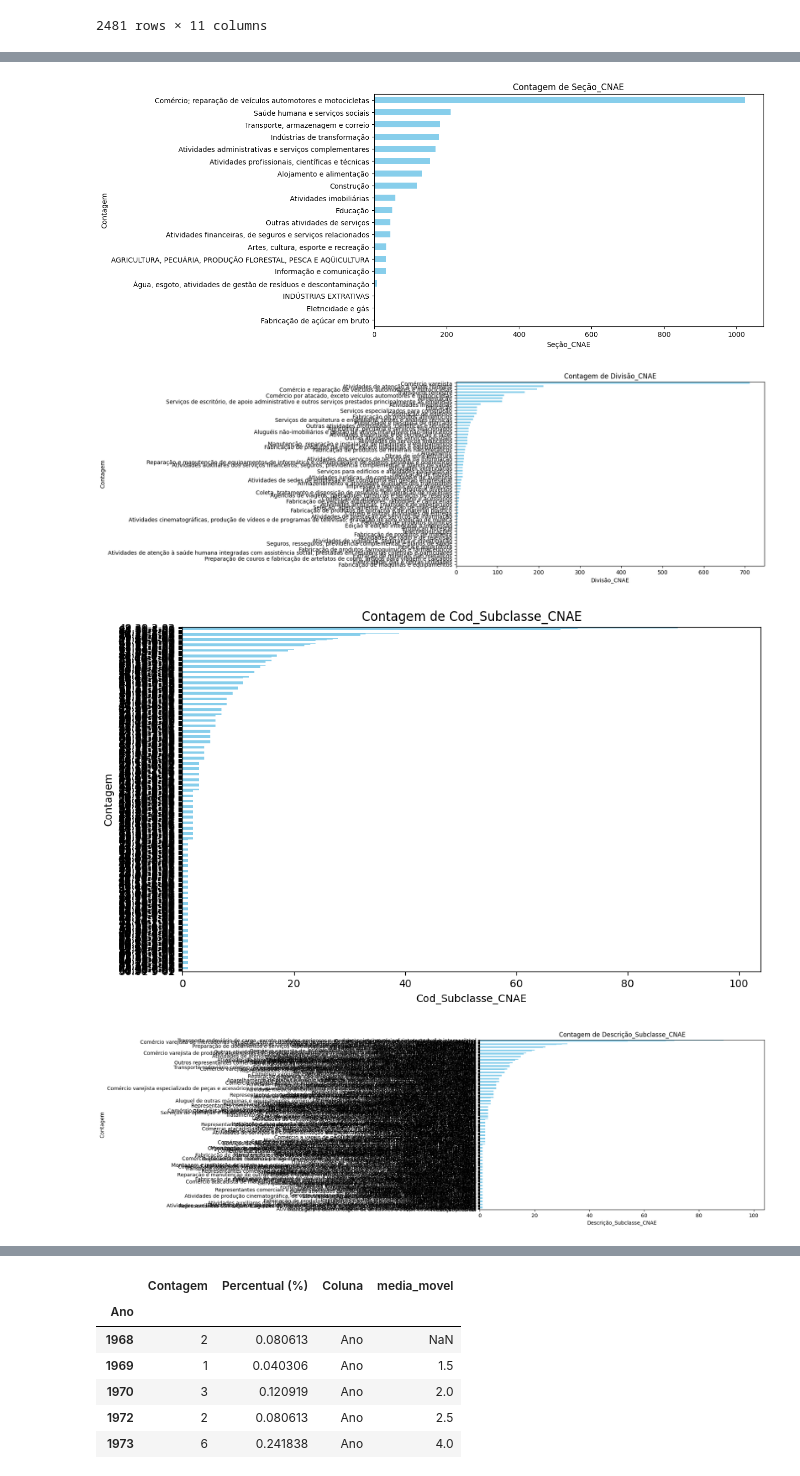
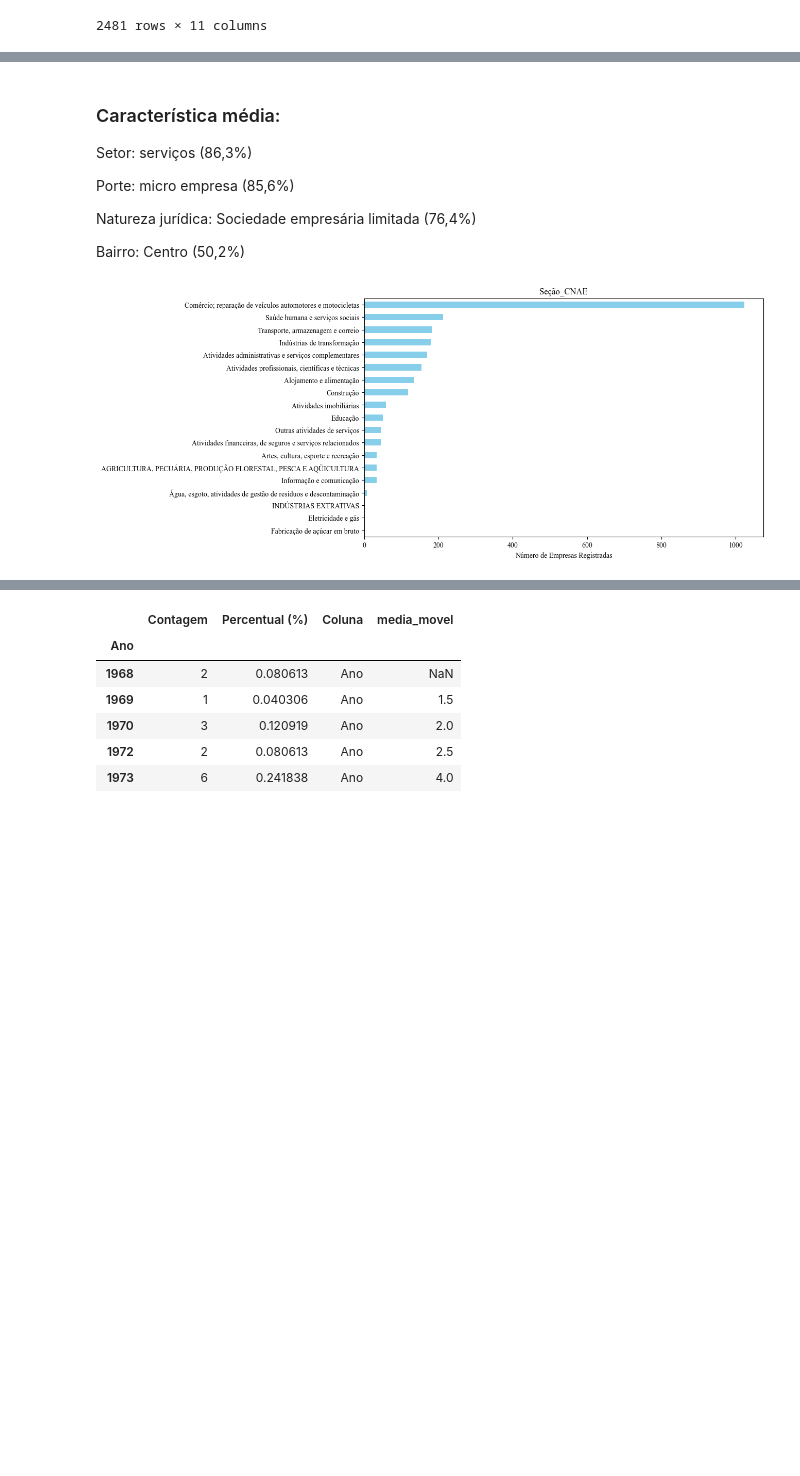
Before and after one commit to MauricioPozzebon/freelance-katia, a Jupyter notebook: analises.ipynb, the cells around one changed output, grey strips where cells are left out. Saved outputs shown, nothing was run; the diff lists cells and outputs as text; code cells hidden in the pictures; blank space fills up the shorter version.

```diff
--- a/analises.ipynb
+++ b/analises.ipynb
@@ -33,24 +33,37 @@ df
 | 2479 | Serviços | Comércio; reparação de veículos a... | Comércio varejista | 47.74-1-00 | Comércio varejista de artigos de ... | 2022-12-26 00:00:00 | Micro empresa | ... |
 | 2480 | Serviços | Atividades profissionais, científ... | Publicidade e pesquisa de mercado | 73.19-0-02 | Promoção de vendas | 2022-12-27 00:00:00 | Micro empresa | ... |
 2481 rows × 11 columns
+# %%
+# correção maiúsculas
+df['PORTE'] = df['PORTE'].replace('MICRO EMPRESA', 'Micro empresa')
 # %%
 # Converter a coluna 'Data' para o tipo datetime
 df['ABERTURA'] = pd.to_datetime(df['ABERTURA'])
 
 # Criar uma nova coluna 'Ano' com o ano extraído
 df['Ano'] = df['ABERTURA'].dt.year
+# %%
+# Substituir categorias diferentes
+df['Natureza Jurídica'] = df['NATUREZA JURÍDICA'].apply(lambda x: x if x in ['213-5 - Empresário (Individual)', '206-2 - Sociedade Empresária Limitada'] else 'Outros')
+df['Bairro'] = df['BAIRRO'].apply(lambda x: x if x in ['Centro',
+                                                        'Progresso',
+                                                        'Platina',
+                                                        'Setor Sul',
+                                                        'Alcides Junqueira',
+                                                        ] else 'Outros')
 # %%
-# Especifique as colunas que você deseja incluir no gráfico de pizza
+# Gráficos de pizza
 colunas_pizza = ['Setor',
                 'PORTE',
-                'NATUREZA JURÍDICA',
-                "BAIRRO"
+                'Natureza Jurídica',
+                'Bairro'
 ]
 
 for coluna in colunas_pizza:
+    plt.rcParams['font.family'] = 'Times New Roman'
     contagem_classes = df[coluna].value_counts()
     plt.figure(figsize=(8, 6))
-    plt.pie(contagem_classes, labels=contagem_classes.index, autopct='%1.1f%%', startangle=90)
+    plt.pie(contagem_classes, labels=contagem_classes.index, autopct='%1.1f%%', startangle=80)
     plt.title(f'{coluna}')
     plt.show()
 # %% [output]
@@ -65,36 +74,39 @@ Característica média: Serviços (setor), micro empresa (porte), sociedade empr
+# %% [markdown]
+### Característica média:
+
+Setor: serviços (86,3%)
+
+Porte: micro empresa (85,6%)
+
+Natureza jurídica: Sociedade empresária limitada (76,4%)
+
+Bairro: Centro (50,2%)
 # %%
 def plot_column_counts(df, column_name):
     # Contagem da coluna
     column_counts = df[column_name].value_counts()
 
     # Ordenando pela contagem em ordem decrescente
     column_counts = column_counts.sort_values(ascending=True)
 
     # Criando o gráfico de barras
     plt.figure(figsize=(10, 6))
     column_counts.plot(kind='barh', color='skyblue')
 
     # Adicionando rótulos e título
-    plt.xlabel(column_name)
-    plt.ylabel('Contagem')
-    plt.title(f'Contagem de {column_name}')
+    plt.xlabel('Número de Empresas Registradas')
+    plt.ylabel('')
+    plt.title(f'{column_name}')
 
     # Exibindo o gráfico
     plt.show()
 
 # Lista de colunas desejadas
 
-colunas_barra = ['Seção_CNAE',
-                 'Divisão_CNAE',
-                 'Cod_Subclasse_CNAE',
-                 'Descrição_Subclasse_CNAE',
-                 'BAIRRO']
+colunas_barra = ['Seção_CNAE']
 
 # Criando gráficos para cada coluna
 for column in colunas_barra:
     plot_column_counts(df, column)
 # %% [output]
-[figure, old version]
+[figure, new version]
-[figure, removed]
-[figure, removed]
-[figure, removed]
```
Also changed, not shown: parts of 24 cells of this notebook, 13 other files.
